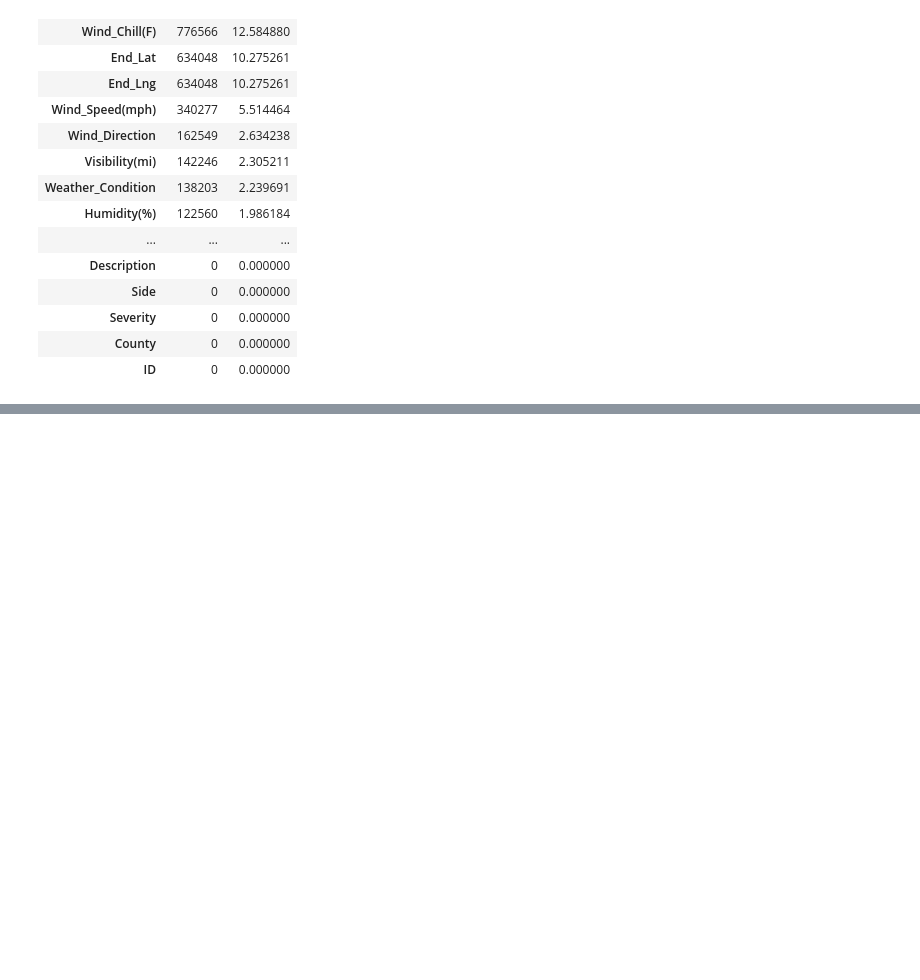
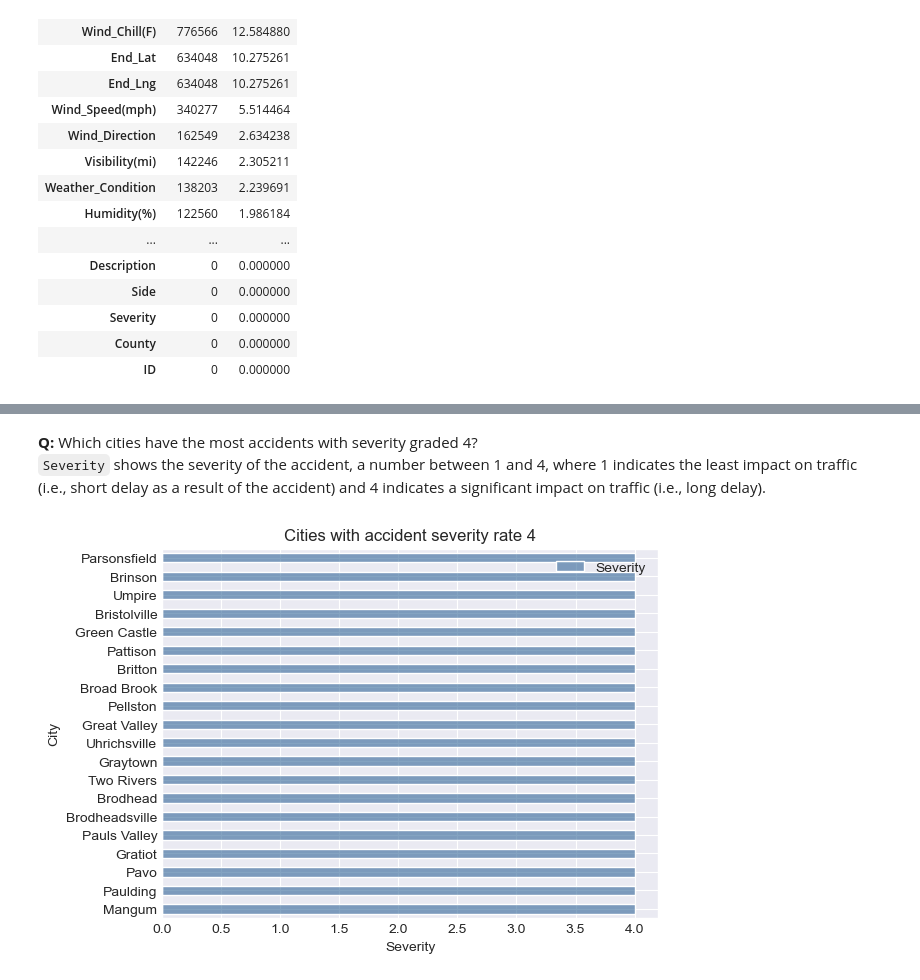
Before and after one commit to parisvu07/Springboard, a Jupyter notebook: Capstone_3_U.S_Traffic_Fatilities_Analysis/Data_Wrangling_and_EDA.ipynb, the cells around one changed output, grey strips where cells are left out. Saved outputs shown, nothing was run; the diff lists cells and outputs as text; code cells hidden in the pictures; blank space fills up the shorter version.

```diff
--- a/Capstone_3_U.S_Traffic_Fatilities_Analysis/Data_Wrangling_and_EDA.ipynb
+++ b/Capstone_3_U.S_Traffic_Fatilities_Analysis/Data_Wrangling_and_EDA.ipynb
@@ -216,0 +285,11 @@ Similar to the 'accidents' dataset, the three fields with the highest % of missi
+# %% [markdown]
+**Q:** Which cities have the most accidents with severity graded 4? \
+`Severity` shows the severity of the accident, a number between 1 and 4, where 1 indicates the least impact on traffic (i.e., short delay as a result of the accident) and 4 indicates a significant impact on traffic (i.e., long delay).
+# %%
+a = accidents[["City","Severity"]].groupby('City').mean().sort_values('Severity',ascending = False)
+a[:20].plot(kind='barh', color=(0.2, 0.4, 0.6, 0.6))
+plt.title("Cities with accident severity rate 4")
+plt.xlabel("Severity")
+plt.show()
+# %% [output]
+[figure, added]
```
Also changed, not shown: parts of 45 cells of this notebook.
